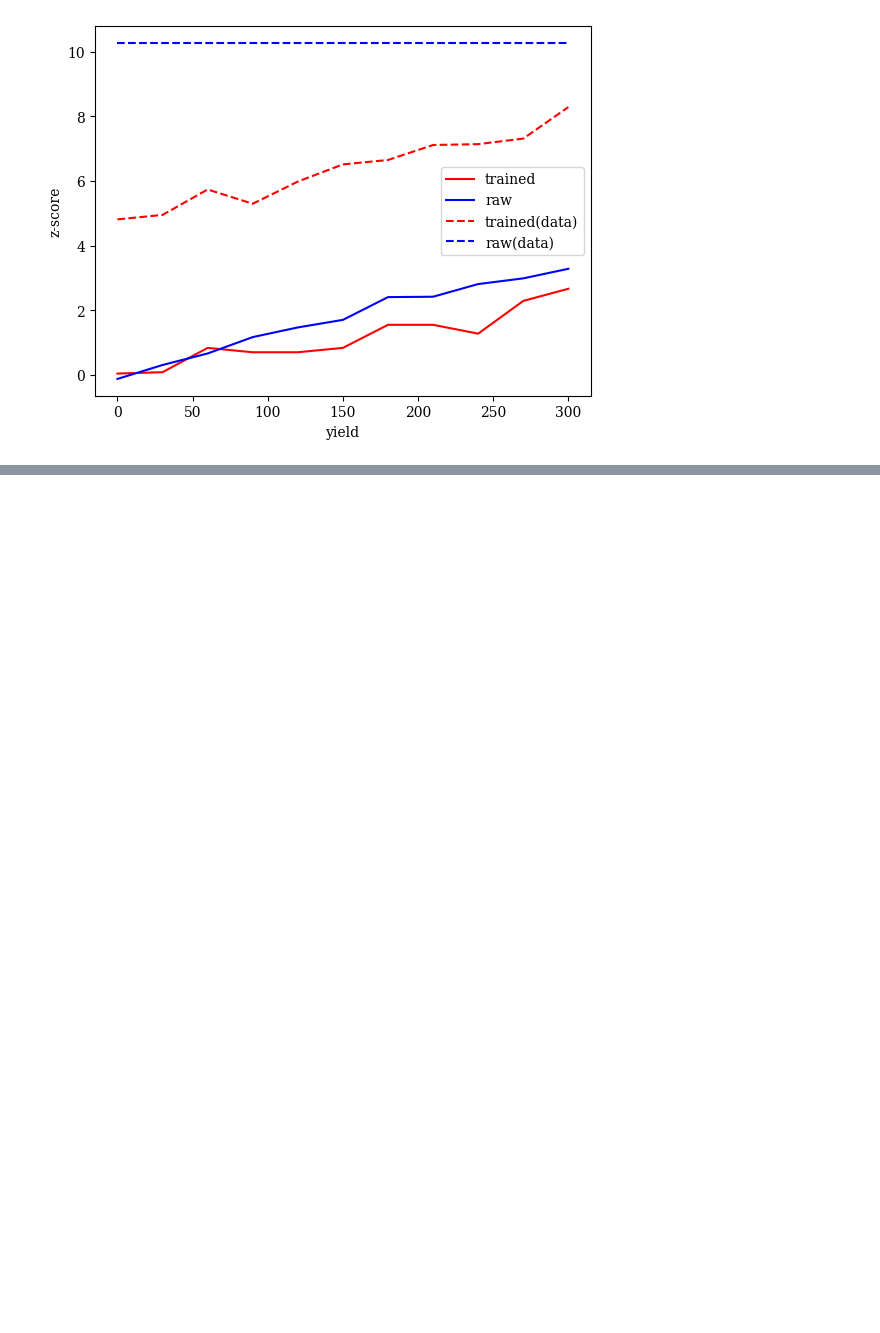
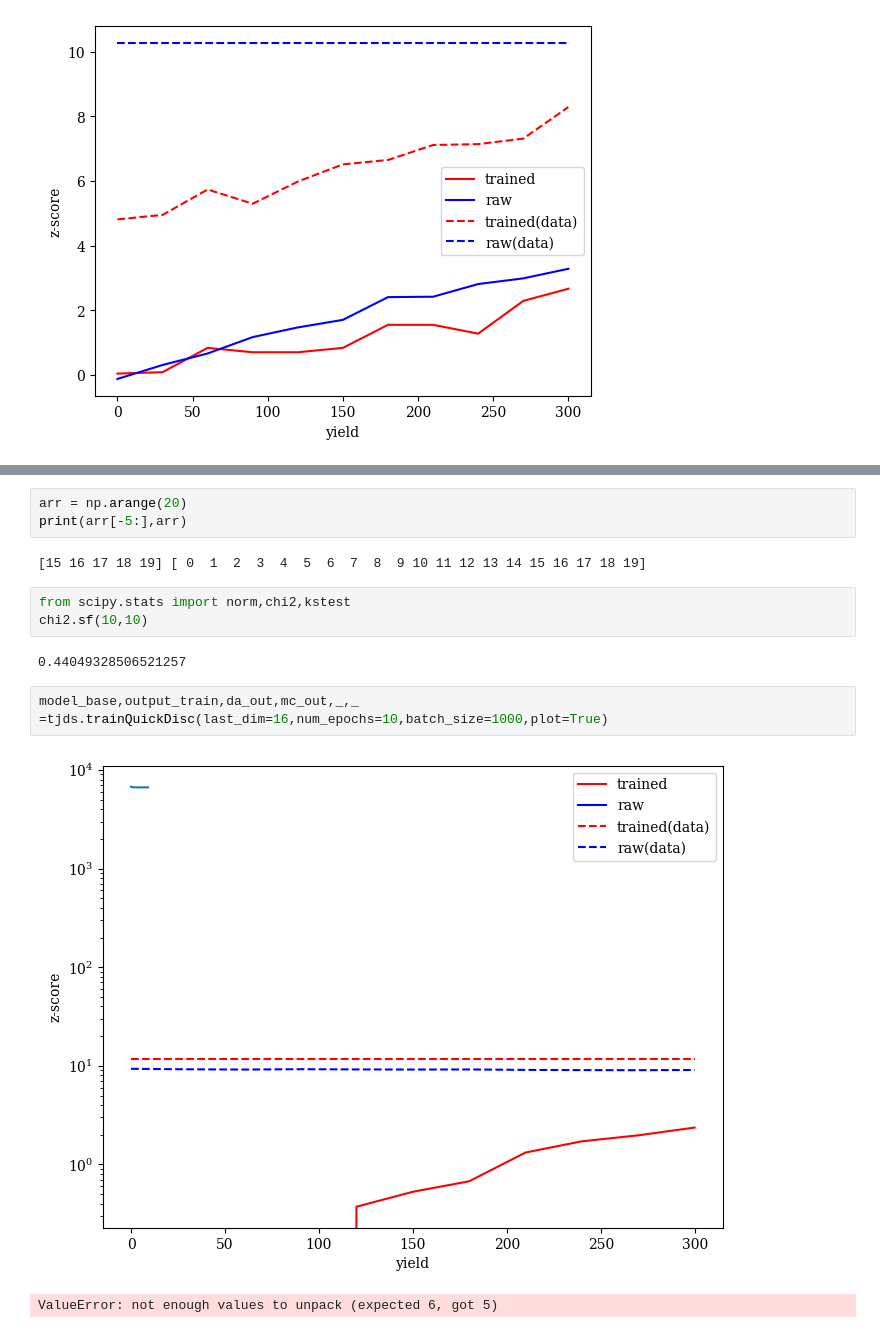
Before and after one commit to SamBT/phlab-neurips25, a Jupyter notebook: experiments/toyjet/ToyMahaDataMCIntegrated.ipynb, the cells around one changed output, grey strips where cells are left out. Cells and saved outputs as stored; diff of their text form; blank space fills up the shorter version.

```diff
--- a/experiments/toyjet/ToyMahaDataMCIntegrated.ipynb
+++ b/experiments/toyjet/ToyMahaDataMCIntegrated.ipynb
@@ -99,0 +193,15 @@ WARNING:root:Too few points to create valid contours
+# %%
+arr = np.arange(20)
+print(arr[-5:],arr)
+# %% [output]
+[15 16 17 18 19] [ 0  1  2  3  4  5  6  7  8  9 10 11 12 13 14 15 16 17 18 19]
+# %%
+from scipy.stats import norm,chi2,kstest
+chi2.sf(10,10)
+# %% [output]
+0.44049328506521257
+# %%
+model_base,output_train,da_out,mc_out,_,_ =tjds.trainQuickDisc(last_dim=16,num_epochs=10,batch_size=1000,plot=True)
+# %% [output]
+[figure, added]
+ValueError: not enough values to unpack (expected 6, got 5)
```
Also changed, not shown: parts of 6 cells of this notebook, 4 other files.
